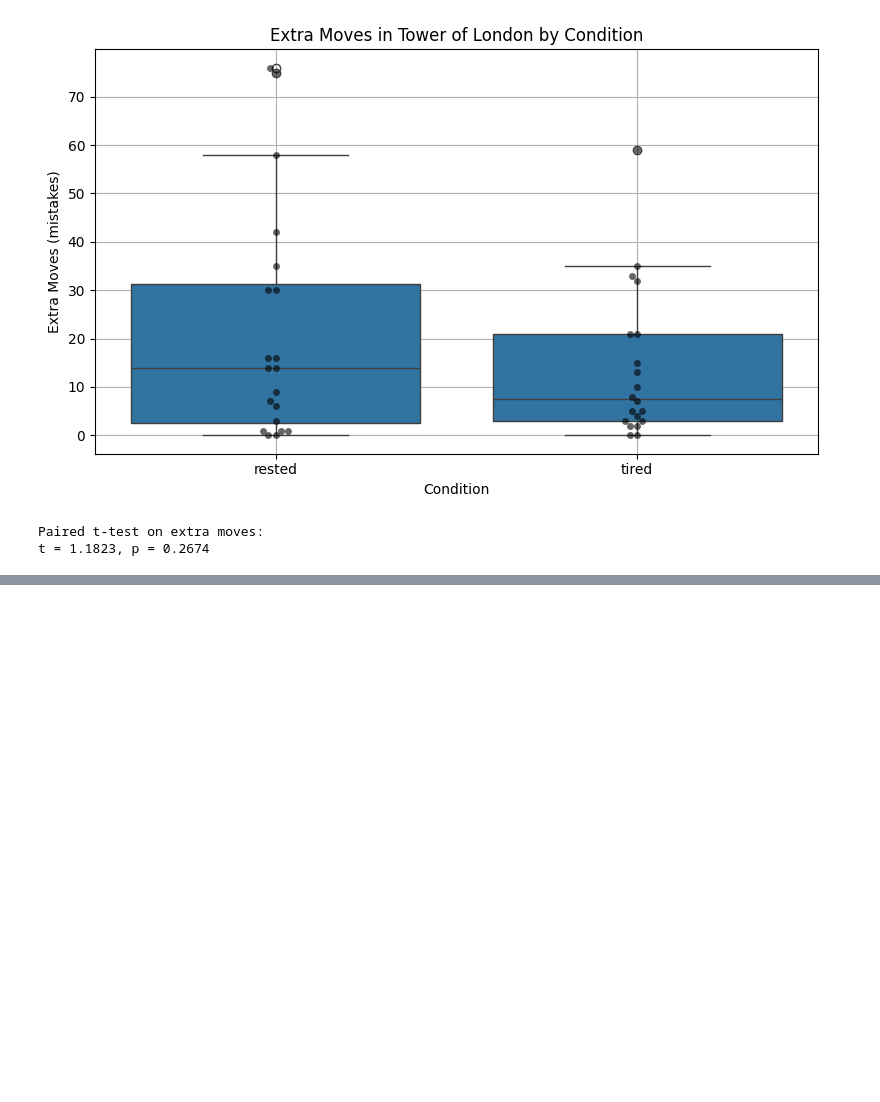
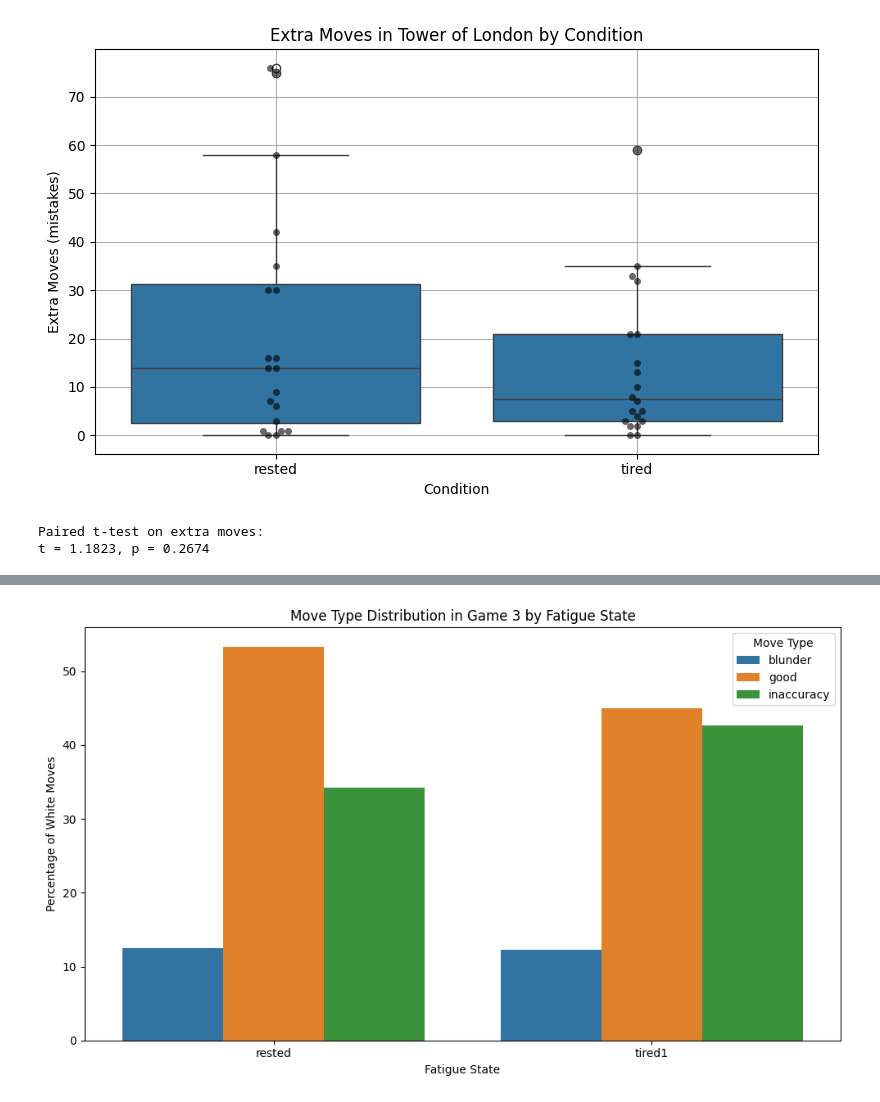
Before and after one commit to Hejtan/fatigue-chess, a Jupyter notebook: analysis/fatigue_analysis.ipynb, the cells around one changed output, grey strips where cells are left out. Saved outputs shown, nothing was run; the diff lists cells and outputs as text; code cells hidden in the pictures; blank space fills up the shorter version.

```diff
--- a/analysis/fatigue_analysis.ipynb
+++ b/analysis/fatigue_analysis.ipynb
@@ -745,0 +966,34 @@ t = 1.1823, p = 0.2674
+# %%
+# Only white moves from game 3
+game3_moves = eval_df[
+    (eval_df["color"] == "w") &
+    (eval_df["game_id"] == 3)
+].copy()
+
+game3_moves["move_type"] = game3_moves["cp_delta"].apply(classify_move)
+# %%
+game3_counts = (
+    game3_moves
+    .groupby(["state", "move_type"])
+    .size()
+    .reset_index(name="count")
+)
+
+# Normalize to percentage within each state
+total_by_state = game3_counts.groupby("state")["count"].transform("sum")
+game3_counts["percent"] = game3_counts["count"] / total_by_state * 100
+# %%
+import seaborn as sns
+import matplotlib.pyplot as plt
+
+plt.figure(figsize=(10, 6))
+sns.barplot(data=game3_counts, x="state", y="percent", hue="move_type")
+
+plt.title("Move Type Distribution in Game 3 by Fatigue State")
+plt.ylabel("Percentage of White Moves")
+plt.xlabel("Fatigue State")
+plt.legend(title="Move Type")
+plt.tight_layout()
+plt.show()
+# %% [output]
+[figure, added]
```
Also changed, not shown: parts of 42 cells of this notebook, 10 other files.
